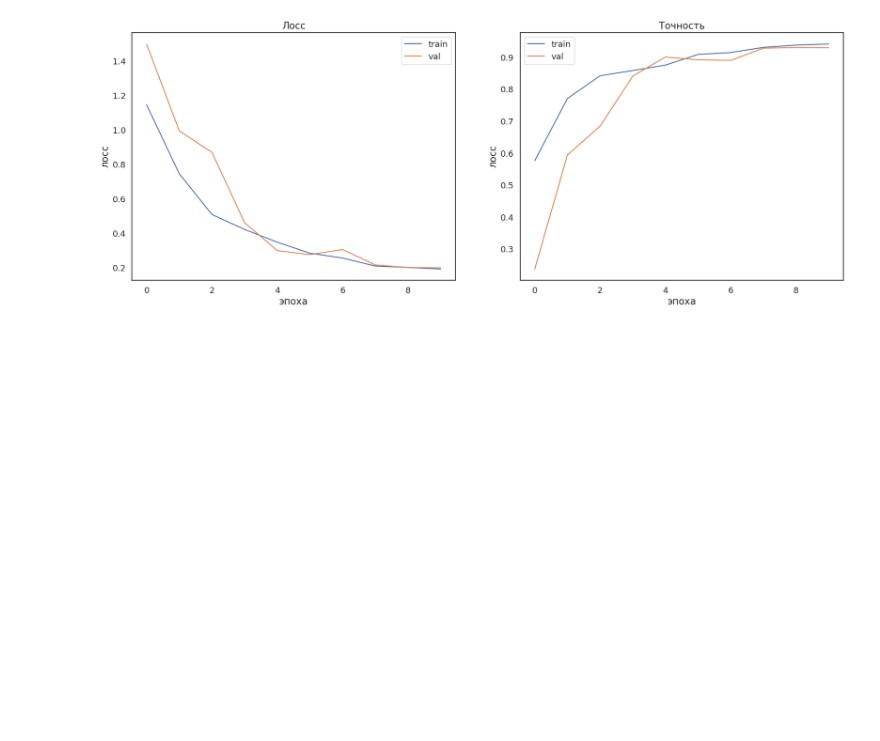
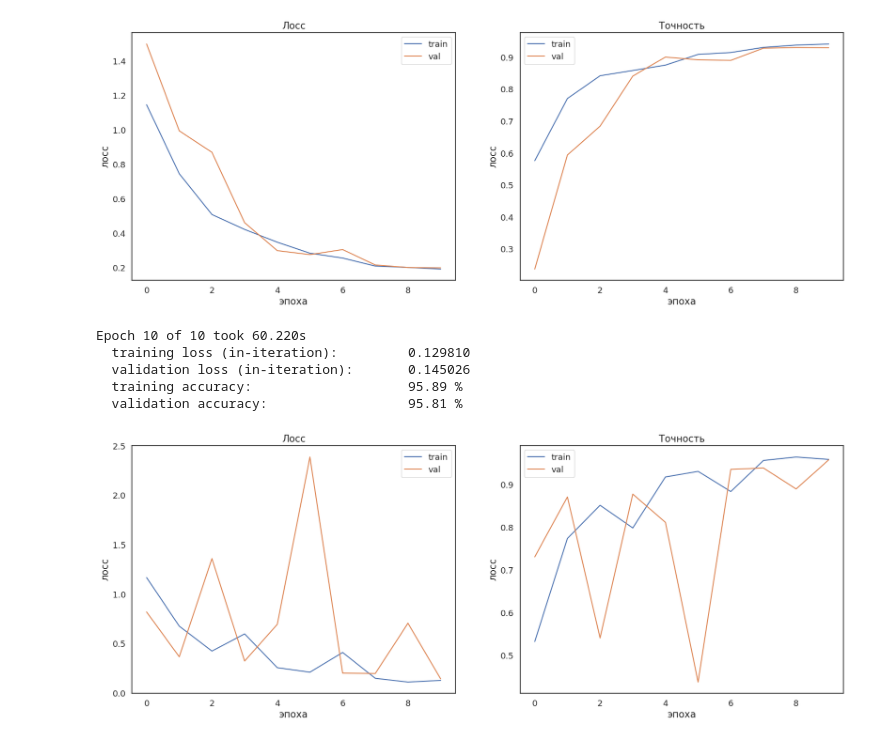
Before and after one commit to OVP2023/NN, a Jupyter notebook: DZ3_Улучшение_качества_обучения_нейросетей.ipynb, the cells around one changed output. Drawn from its saved outputs; the diff is of its cells as text; code cells hidden in the pictures; blank space fills up the shorter version.

```diff
--- a/DZ3_Улучшение_качества_обучения_нейросетей.ipynb
+++ b/DZ3_Улучшение_качества_обучения_нейросетей.ipynb
@@ -333,3 +374,31 @@ Epoch 10 of 10 took 27.496s
   training accuracy:                    94.18 %
   validation accuracy:                  93.02 %
 [figure]
+# %%
+fine_tuning_model = nn.Sequential()
+
+fine_tuning_model.add_module('vgg16', vgg16(pretrained=True))
+
+# добавим новые слои для классификации для нашей конкретной задачи
+fine_tuning_model.add_module('relu_1', nn.ReLU())
+fine_tuning_model.add_module('fc_1', nn.Linear(1000, 512))
+fine_tuning_model.add_module('relu_2', nn.ReLU())
+fine_tuning_model.add_module('fc_2', nn.Linear(512, 6))
+
+fine_tuning_model = fine_tuning_model.to(device)
+
+criterion = nn.CrossEntropyLoss()
+optimizer = torch.optim.SGD(fine_tuning_model.parameters(), lr=0.01)
+
+clf_model, history = train(
+    fine_tuning_model, criterion, optimizer,
+    train_batch_gen, val_batch_gen,
+    num_epochs=10
+)
+# %% [output]
+Epoch 10 of 10 took 60.220s
+  training loss (in-iteration):         0.129810
+  validation loss (in-iteration):       0.145026
+  training accuracy:                    95.89 %
+  validation accuracy:                  95.81 %
+[figure, added]
```
Also changed, not shown: parts of 4 cells of this notebook.
